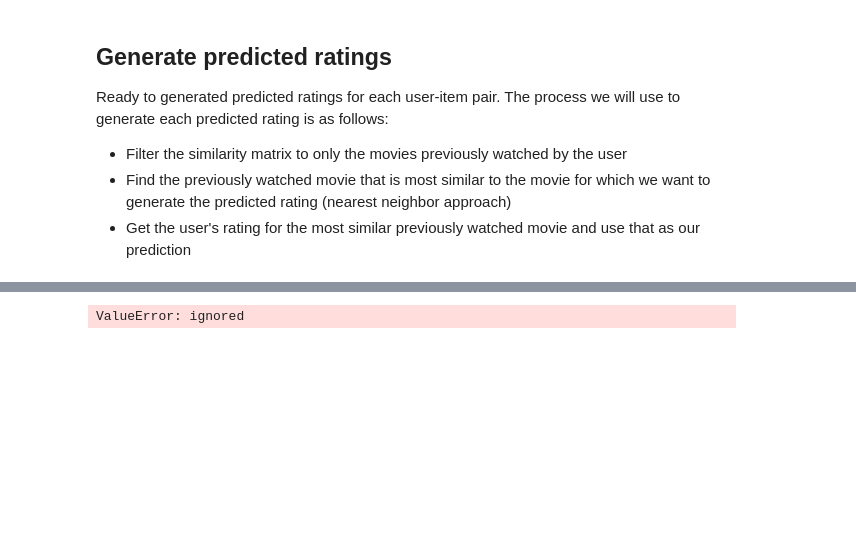
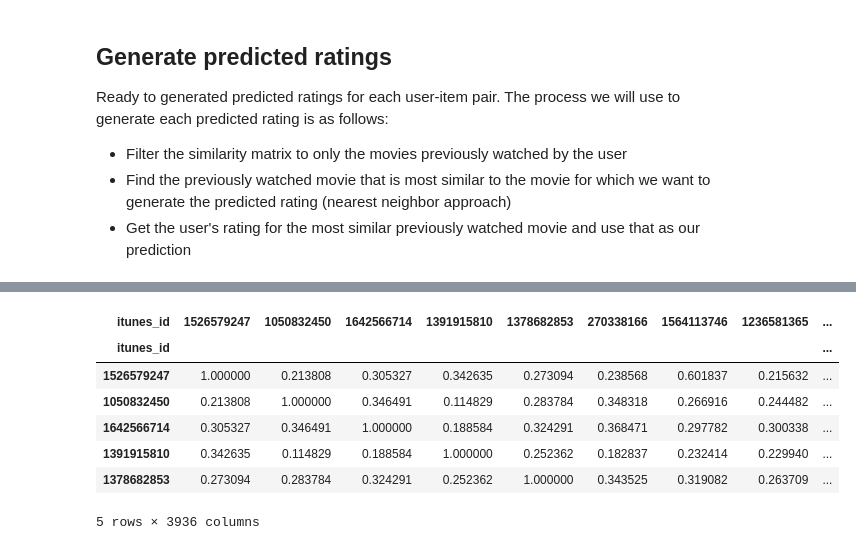
Before and after one commit to mille055/Rec_Project, a Jupyter notebook: notebooks/Get_text_embeddings.ipynb, the cells around one changed output, grey strips where cells are left out. Saved outputs shown, nothing was run; the diff lists cells and outputs as text; code cells hidden in the pictures; blank space fills up the shorter version.

```diff
--- a/notebooks/Get_text_embeddings.ipynb
+++ b/notebooks/Get_text_embeddings.ipynb
@@ -211,6 +237,13 @@ X_train, X_val, y_train, y_val = train_test_split(X,y,random_state=0, test_size=
 # %%
 # First, we'll use the cosine similarity of the genre and description features
-sim_matrix = pd.DataFrame(cs_gen_desc, columns=podcast_df.itunes_id,index=podcast_df.itunes_id)
+sim_matrix = pd.DataFrame(cs_gen_desc, columns=embeddings_only.itunes_id,index=embeddings_only.itunes_id)
 sim_matrix.head()
 # %% [output]
+| itunes_id | 1526579247 | 1050832450 | 1642566714 | 1391915810 | 1378682853 | 270338166 | 1564113746 | 1236581365 | ... |
+| itunes_id |  |  |  |  |  |  |  |  | ... |
+| 1526579247 | 1.000000 | 0.213808 | 0.305327 | 0.342635 | 0.273094 | 0.238568 | 0.601837 | 0.215632 | ... |
+| 1050832450 | 0.213808 | 1.000000 | 0.346491 | 0.114829 | 0.283784 | 0.348318 | 0.266916 | 0.244482 | ... |
+| 1642566714 | 0.305327 | 0.346491 | 1.000000 | 0.188584 | 0.324291 | 0.368471 | 0.297782 | 0.300338 | ... |
+| 1391915810 | 0.342635 | 0.114829 | 0.188584 | 1.000000 | 0.252362 | 0.182837 | 0.232414 | 0.229940 | ... |
+| 1378682853 | 0.273094 | 0.283784 | 0.324291 | 0.252362 | 1.000000 | 0.343525 | 0.319082 | 0.263709 | ... |
-ValueError: ignored
+5 rows × 3936 columns
```
Also changed, not shown: parts of 28 cells of this notebook.
